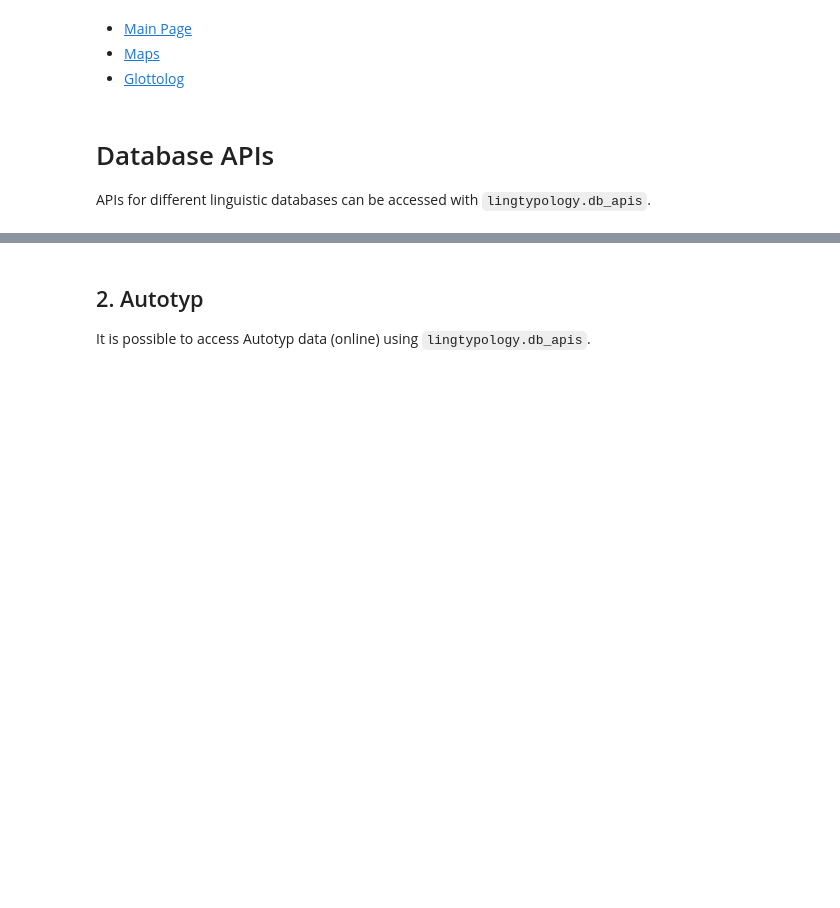
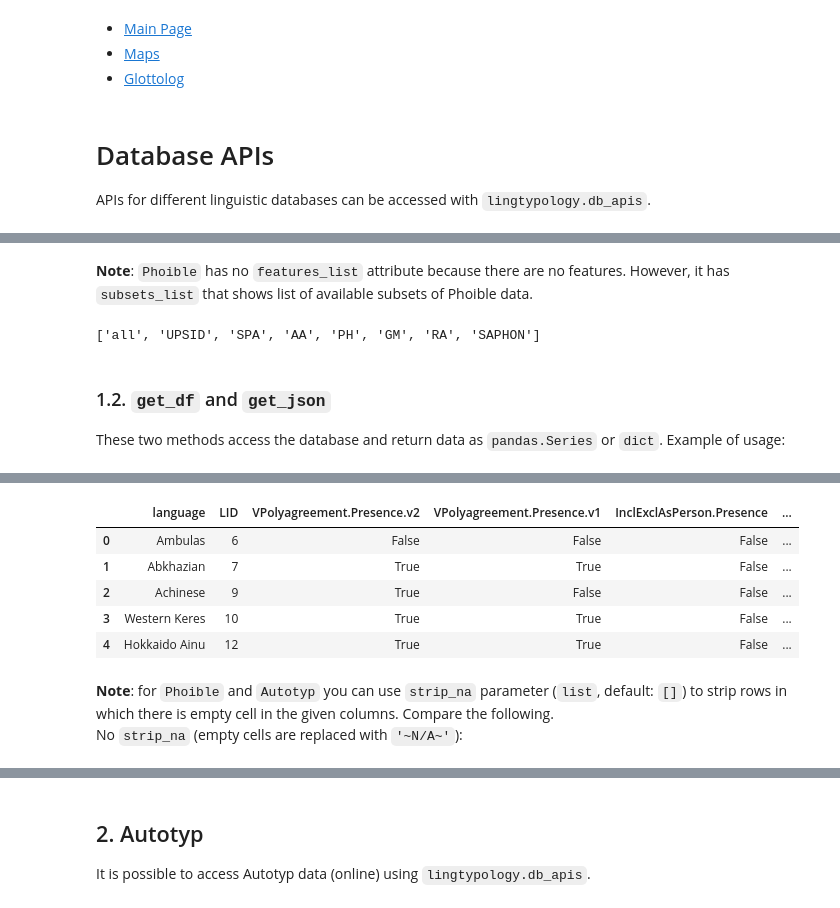
Before and after one commit to OneAdder/lingtypology, a Jupyter notebook: docs/db_apis.ipynb, the cells around one changed output, grey strips where cells are left out. Drawn from its saved outputs; the diff is of its cells as text; code cells hidden in the pictures; blank space fills up the shorter version.

```diff
--- a/docs/db_apis.ipynb
+++ b/docs/db_apis.ipynb
@@ -17,0 +44,13 @@ import lingtypology.db_apis
+# %% [markdown]
+__Note__: `Phoible` has no `features_list` attribute because there are no features. However, it has `subsets_list` that shows list of available subsets of Phoible data.
+# %%
+Phoible().subsets_list
+# %% [output]
+['all', 'UPSID', 'SPA', 'AA', 'PH', 'GM', 'RA', 'SAPHON']
+# %% [markdown]
+### 1.2. `get_df` and `get_json` <a name="get_df"></a>
+
+These two methods access the database and return data as `pandas.Series` or `dict`. Example of usage:
+# %%
+Autotyp('Agreement', 'Clusivity').get_df().head()
+# %% [output]
@@ -17,0 +67,9 @@ import lingtypology.db_apis
+|  | language | LID | VPolyagreement.Presence.v2 | VPolyagreement.Presence.v1 | InclExclAsPerson.Presence | ... |
+| 0 | Ambulas | 6 | False | False | False | ... |
+| 1 | Abkhazian | 7 | True | True | False | ... |
+| 2 | Achinese | 9 | True | False | False | ... |
+| 3 | Western Keres | 10 | True | True | False | ... |
+| 4 | Hokkaido Ainu | 12 | True | True | False | ... |
+# %% [markdown]
+__Note__: for `Phoible` and `Autotyp` you can use `strip_na` parameter (`list`, default: `[]`) to strip rows in which there is empty cell in the given columns. Compare the following.
+No `strip_na` (empty cells are replaced with `'~N/A~'`):
```
Also changed, not shown: parts of 37 cells of this notebook, 7 other files.
